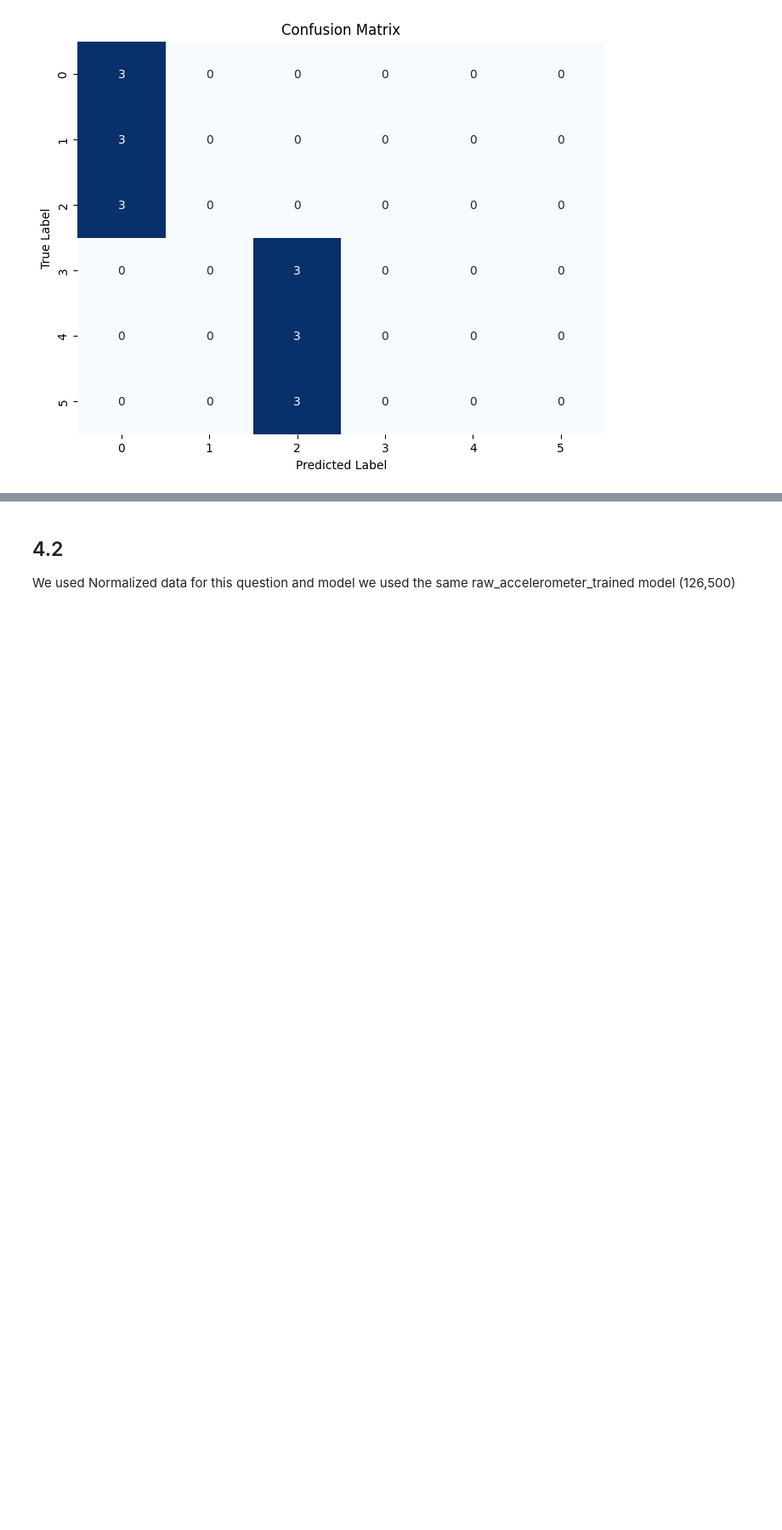
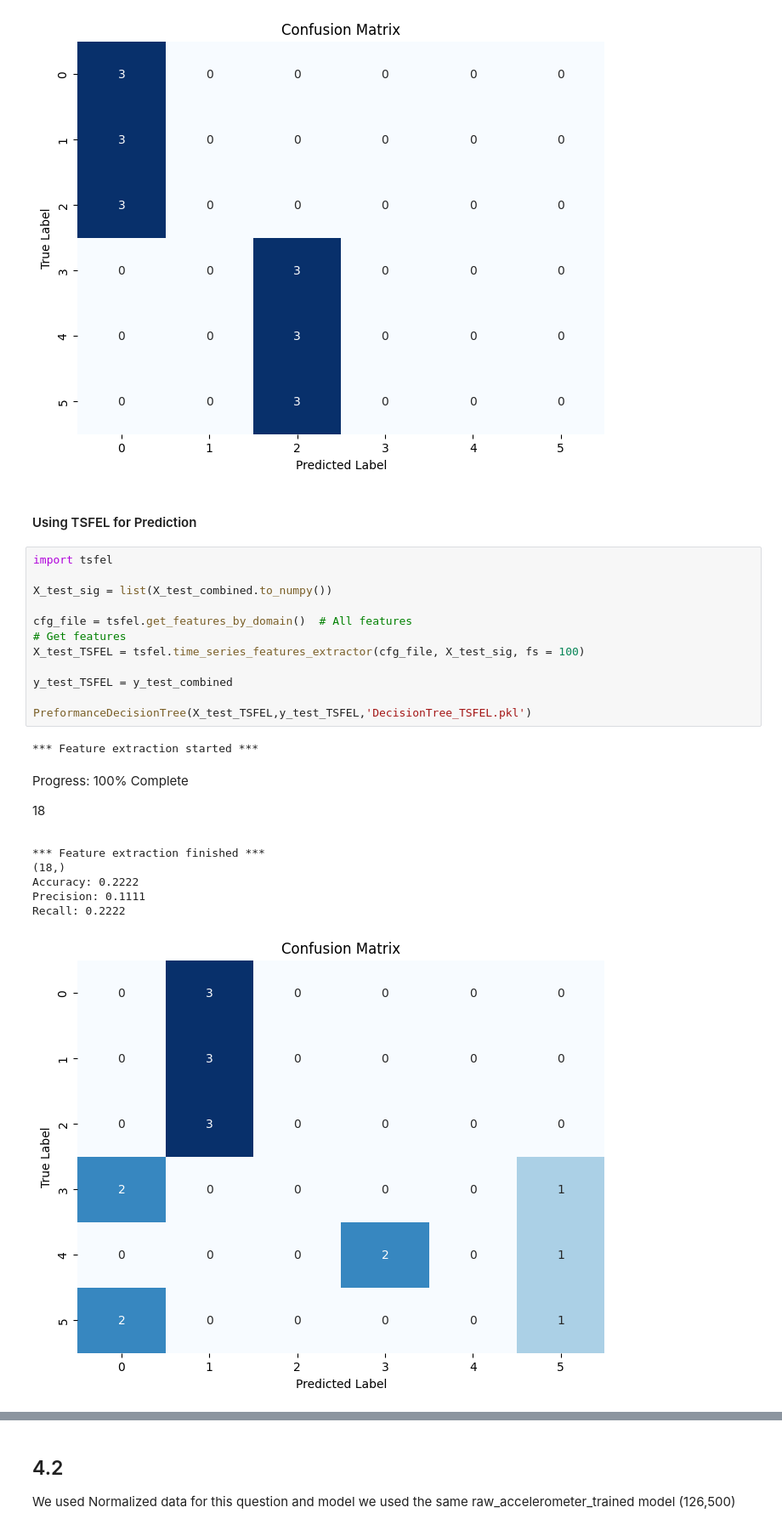
Before and after one commit to shadowscythe03/es335-24-fall-assignment-1, a Jupyter notebook: Task_4.ipynb, the cells around one changed output, grey strips where cells are left out. Shown: that part at 85% size. Cells and saved outputs as stored; diff of their text form; blank space fills up the shorter version.

```diff
--- a/Task_4.ipynb
+++ b/Task_4.ipynb
@@ -141,3 +139,27 @@ Accuracy: 0.1667
 Precision: 0.0556
 Recall: 0.1667
 [figure]
+# %% [markdown]
+#### Using TSFEL for Prediction
+# %%
+import tsfel
+
+X_test_sig = list(X_test_combined.to_numpy())
+
+cfg_file = tsfel.get_features_by_domain()  # All features
+# Get features
+X_test_TSFEL = tsfel.time_series_features_extractor(cfg_file, X_test_sig, fs = 100)
+
+y_test_TSFEL = y_test_combined
+
+PreformanceDecisionTree(X_test_TSFEL,y_test_TSFEL,'DecisionTree_TSFEL.pkl')
+# %% [output]
+*** Feature extraction started ***
+Progress: 100% Complete
+18
+*** Feature extraction finished ***
+(18,)
+Accuracy: 0.2222
+Precision: 0.1111
+Recall: 0.2222
+[figure, added]
```
Also changed, not shown: parts of 5 cells of this notebook.
